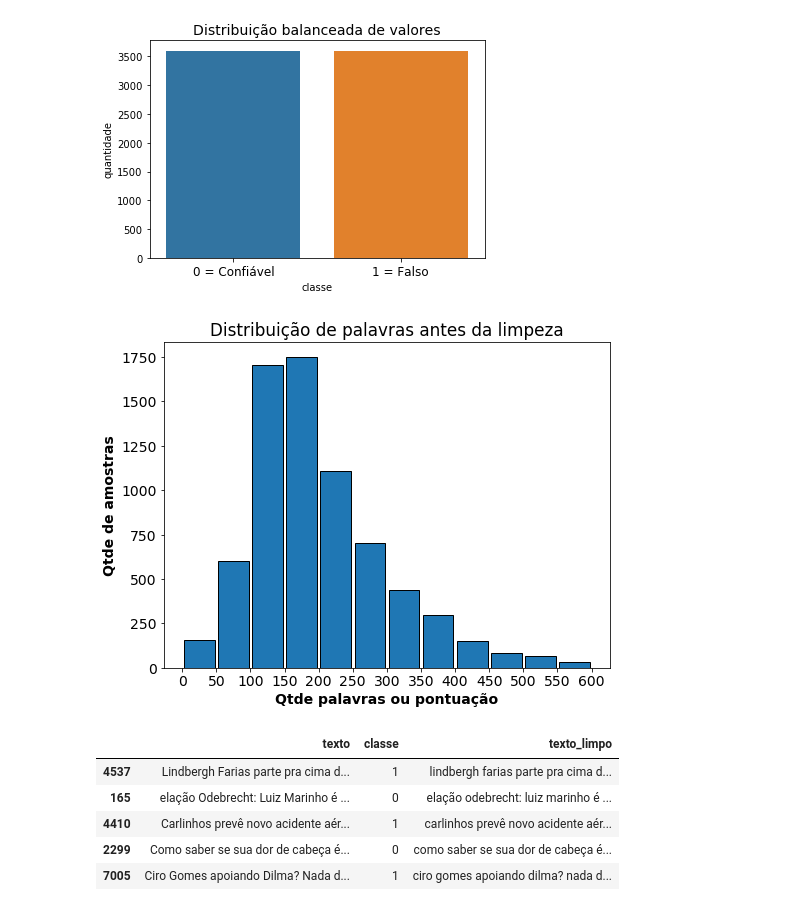
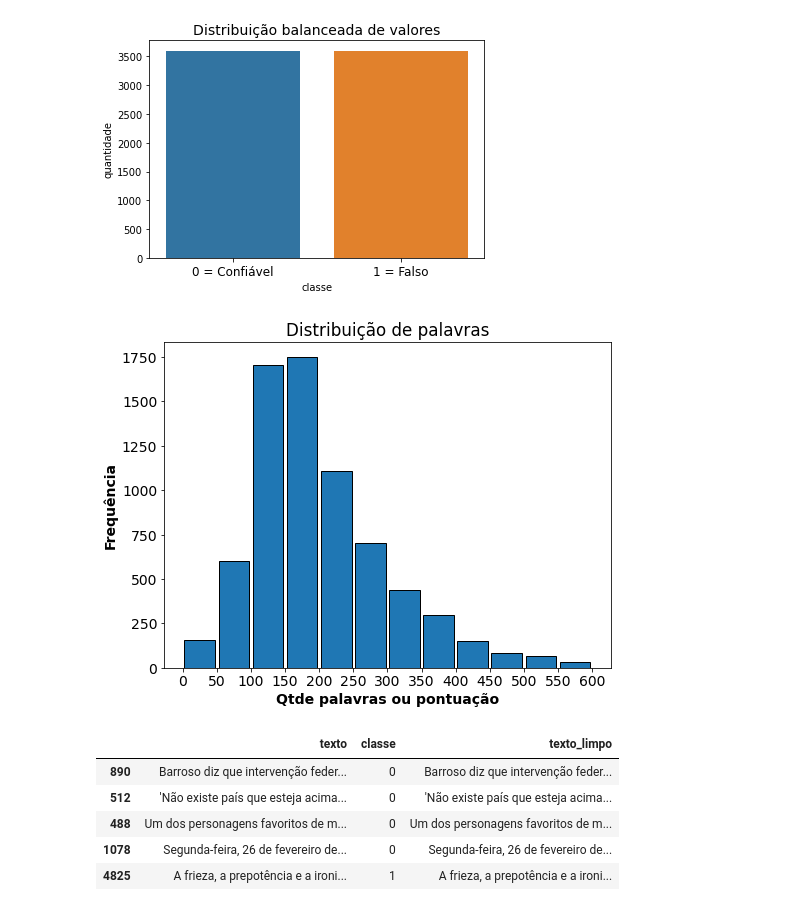
Before and after one commit to caesarcc/python-api-url-check, a Jupyter notebook: jupyter/classificacao_passo01_pre_processamento_exploracao.ipynb, the cells around one changed output. Cells and saved outputs as stored; diff of their text form; code cells hidden in the pictures.

```diff
--- a/jupyter/classificacao_passo01_pre_processamento_exploracao.ipynb
+++ b/jupyter/classificacao_passo01_pre_processamento_exploracao.ipynb
@@ -62,14 +67,14 @@ plt.show()
 # %% [output]
 [figure]
 # %%
-def conta_palavras(texto):
+def distribuicao_palavras(texto):
     qtdes = []
     for linha in texto:
         qtdes.append(len(re.findall(r"[\w']+|[.,!?;:/\"]", linha)))
     return np.array(qtdes)
 
 def distribiucao_palavras(dados, campo, titulo):
-    contagem = conta_palavras(dados[campo].values)
+    contagem = distribuicao_palavras(dados[campo].values)
     intervalo = list(range(0, 601, 50))
 
     plt.figure(figsize=(8,6))
@@ -78,11 +83,11 @@ def distribiucao_palavras(dados, campo, titulo):
     plt.xticks(intervalo)
     plt.title(titulo)
     plt.xlabel("Qtde palavras ou pontuação", fontsize=14, fontweight="bold")
-    plt.ylabel("Qtde de amostras", fontsize=14, fontweight="bold")
+    plt.ylabel("Frequência", fontsize=14, fontweight="bold")
 # %%
-distribiucao_palavras(dados, "texto", "Distribuição de palavras antes da limpeza")
+distribiucao_palavras(dados, "texto", "Distribuição de palavras")
 # %% [output]
-[figure, old version]
+[figure, new version]
 # %%
 # Limpar textos
 def limpar_textos(texto):
@@ -92,18 +97,17 @@ def limpar_textos(texto):
     texto = re.sub(r'(\W)(?=\1)', '', str(texto)).replace(". .", ".")
     texto = str(texto).replace('[^a-zA-Z]', ' ')
     texto = str(texto).replace(r'\s\s+', ' ')
-    texto = texto.lower().strip()
-    return texto
+    return texto.strip()
 
 dados["texto_limpo"] = dados.texto.apply(limpar_textos)
 dados.sample(n=5)
 # %% [output]
 |  | texto | classe | texto_limpo |
-| 4537 | Lindbergh Farias parte pra cima d... | 1 | lindbergh farias parte pra cima d... |
-| 165 | elação Odebrecht: Luiz Marinho é ... | 0 | elação odebrecht: luiz marinho é ... |
-| 4410 | Carlinhos prevê novo acidente aér... | 1 | carlinhos prevê novo acidente aér... |
-| 2299 | Como saber se sua dor de cabeça é... | 0 | como saber se sua dor de cabeça é... |
-| 7005 | Ciro Gomes apoiando Dilma? Nada d... | 1 | ciro gomes apoiando dilma? nada d... |
+| 890 | Barroso diz que intervenção feder... | 0 | Barroso diz que intervenção feder... |
+| 512 | 'Não existe país que esteja acima... | 0 | 'Não existe país que esteja acima... |
+| 488 | Um dos personagens favoritos de m... | 0 | Um dos personagens favoritos de m... |
+| 1078 | Segunda-feira, 26 de fevereiro de... | 0 | Segunda-feira, 26 de fevereiro de... |
+| 4825 | A frieza, a prepotência e a ironi... | 1 | A frieza, a prepotência e a ironi... |
 # %%
 # Configuração da lib Spacy
 !python -m spacy download pt_core_news_sm
```
Also changed, not shown: parts of 15 cells of this notebook.
